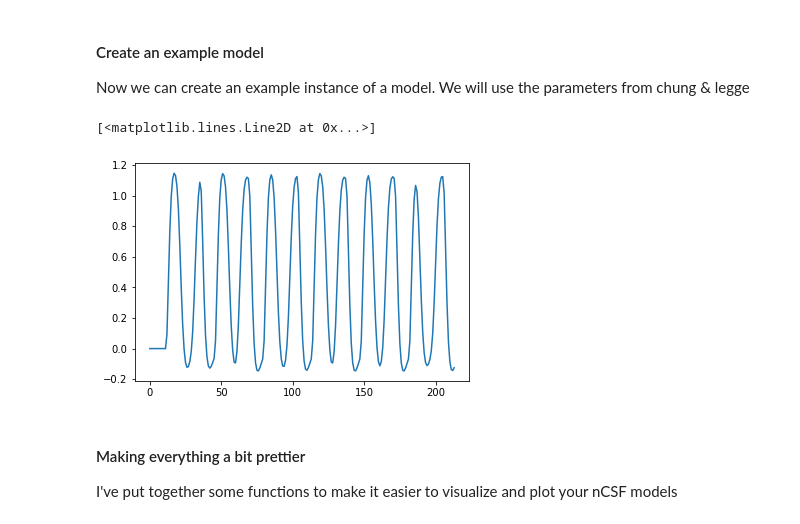
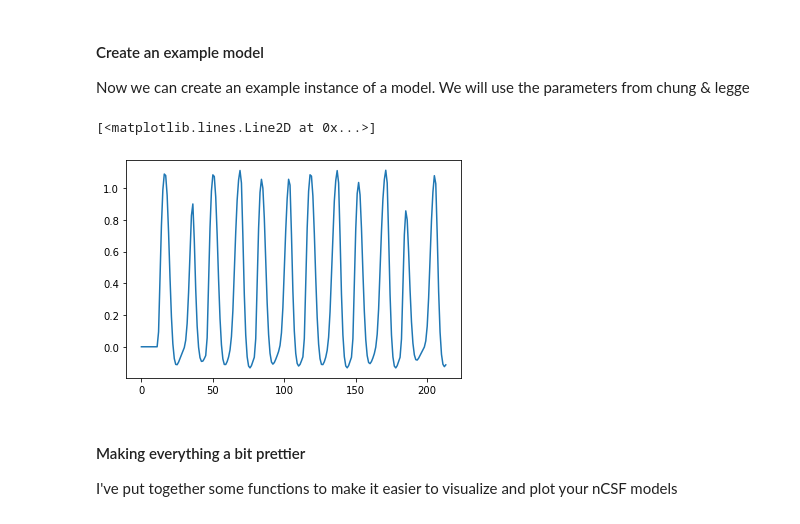
Before and after one commit to spinoza-centre/prfpy_csenf, a Jupyter notebook: eg_notebook.ipynb, the cells around one changed output. Cells and saved outputs as stored; diff of their text form; code cells hidden in the pictures.

```diff
--- a/eg_notebook.ipynb
+++ b/eg_notebook.ipynb
@@ -58,14 +60,11 @@ The history saving thread hit an unexpected error (OperationalError('disk I/O er
 # > the sequence of contrasts presented ("")
 # > TR
 
-# sfs_seq = dag_rescale_bw(np.random.rand(214), 0, 18)
-# con_seq = dag_rescale_bw(np.random.rand(214), 0, 80)
-# con_seq
-# Assumes discrete contrast + SF levels
 csenf_stim = CSenFStimulus(
     SF_seq  = sfs_seq, # np array, 1D
     CON_seq = con_seq, # np array, 1D
     TR      = 1.5,
+    discrete_levels=True, # If discrete levels of SF and contrast. Default is true
     )
 # %% [output]
 Number of timepoints: 214
@@ -75,7 +74,7 @@ Number of unique CON levels: 14, [ 0.25   0.39   0.607  0.946  1.475  2.299  3.5
 # %%
 # Now we can make a prfpy_model object.
 csenf_model = CSenFModel(
-    stimulus = csenf_stim,
+    stimulus = csenf_stim
     # Leaving the rest as default
 )
 # %% [markdown]
@@ -84,49 +83,34 @@ Now we can create an example instance of a model. We will use the parameters fro
 # %%
 # Now we can some example nCSF models
 # For the first entry CSF parameters are taken from the Chung & Legge paper.
 # Everything else is picked pretty randomly
 # To really get to grips on how changing model parameters works try out the 'csenf_widget' notebook
 
 eg_params = {
     #
-    'width_r'           : np.array([   1.28,   1.00,   1.00,   1.00,]), # [CSF parameters]
-    'SFp'               : np.array([   2.50,   2.00,   4.00,   2.00,]), #
-    'CSp'               : np.array([ 166.00, 100.00, 100.00, 100.00,]), #
+    'width_r'           : np.array([   1.28,   1.50,   1.00,   1.00,]), # [CSF parameters]
+    'SFp'               : np.array([   2.50,   1.00,   4.00,   2.00,]), #
+    'CSp'               : np.array([ 166.00, 100.00,  80.00,  40.00,]), #
     'width_l'           : np.array([   0.68,   0.68,   0.68,   0.68,]), #
     'crf_exp'           : np.array([   1.50,   1.50,   2.50,   3.00,]), # [CRF parameter]
     'amp_1'             : np.array([   1.00,   1.00,   1.00,   1.00,]), # [fMRI parameters]
     'bold_baseline'     : np.array([   0.00,   0.00,   0.00,   0.00,]), #
     'hrf_1'             : np.array([   1.00,   1.00,   1.00,   1.00,]), #
     'hrf_2'             : np.array([   0.00,   0.00,   0.00,   0.00,]), #
     }
 # Now we can use these with our stimulus info to generate a time series!
-eg_ts1 = csenf_model.return_prediction(
+eg_ts = csenf_model.return_prediction(
     width_r     = eg_params['width_r'],
     SFp         = eg_params['SFp'],
     CSp         = eg_params['CSp'],
     width_l     = eg_params['width_l'],
     crf_exp     = eg_params['crf_exp'],
     beta        = eg_params['amp_1'],
     baseline    = eg_params['bold_baseline'],
     hrf_1       = eg_params['hrf_1'],
     hrf_2       = eg_params['hrf_2'],
 )
-plt.plot(eg_ts1[3,:])
-
-
-# eg_ts2 = csenf_model2.return_prediction(
-#     width_r     = eg_params['width_r'],
-#     SFp         = eg_params['SFp'],
-#     CSp         = eg_params['CSp'],
-#     width_l     = eg_params['width_l'],
-#     crf_exp     = eg_params['crf_exp'],
-#     beta        = eg_params['amp_1'],
-#     baseline    = eg_params['bold_baseline'],
-#     hrf_1       = eg_params['hrf_1'],
-#     hrf_2       = eg_params['hrf_2'],
-# )
-# plt.plot(eg_ts2[1,:])
-# Lets show you what this looks like
+plt.plot(eg_ts[3,:])
 # %% [output]
 [<matplotlib.lines.Line2D at 0x...>]
-[figure, old version]
+[figure, new version]
```
Also changed, not shown: parts of 38 cells of this notebook, 10 other files.
